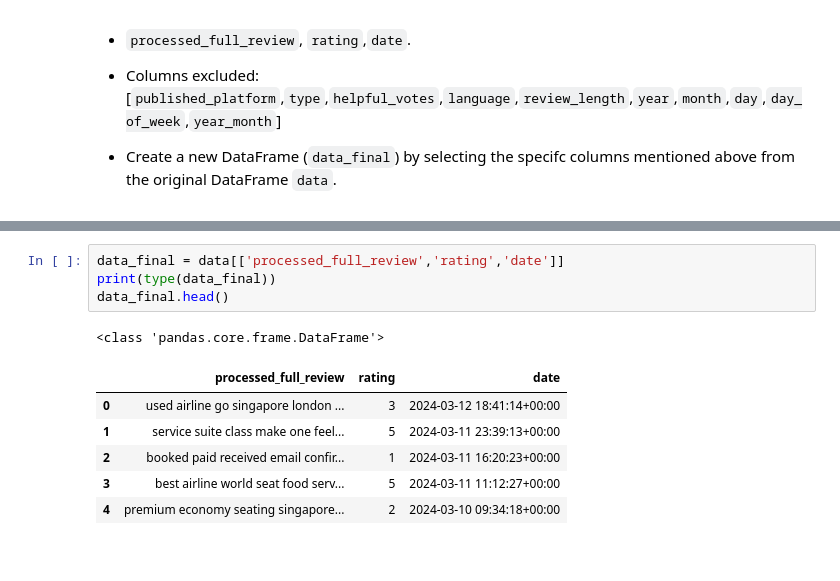
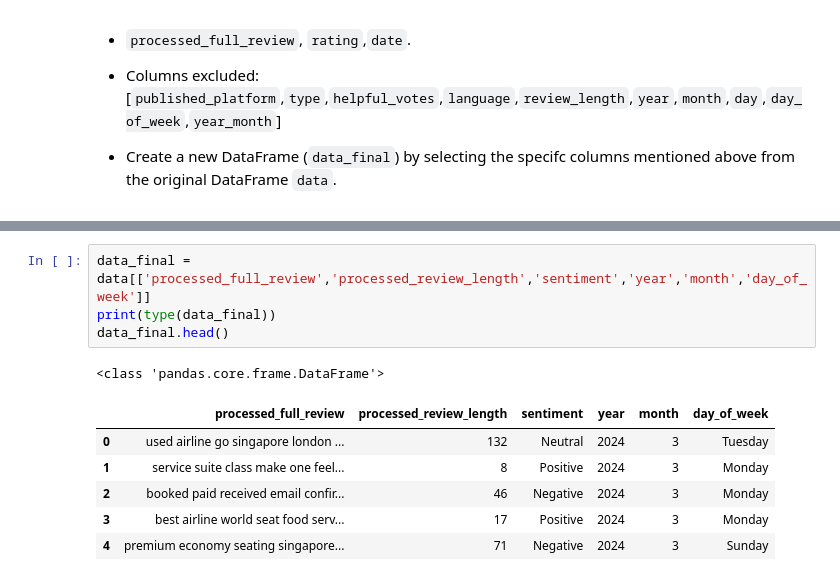
Before and after one commit to hyinki/mla, a Jupyter notebook: sia.ipynb, the cells around one changed output, grey strips where cells are left out. Cells and saved outputs as stored; diff of their text form.

```diff
--- a/sia.ipynb
+++ b/sia.ipynb
@@ -1154,12 +1218,12 @@ Now, we select the final features to use for our sentiment analysis of airline r
 # %%
-data_final = data[['processed_full_review','rating','date']]
+data_final = data[['processed_full_review','processed_review_length','sentiment','year','month','day_of_week']]
 print(type(data_final))
 data_final.head()
 # %% [output]
 <class 'pandas.core.frame.DataFrame'>
-|  | processed_full_review | rating | date |
-| 0 | used airline go singapore london ... | 3 | 2024-03-12 18:41:14+00:00 |
-| 1 | service suite class make one feel... | 5 | 2024-03-11 23:39:13+00:00 |
-| 2 | booked paid received email confir... | 1 | 2024-03-11 16:20:23+00:00 |
-| 3 | best airline world seat food serv... | 5 | 2024-03-11 11:12:27+00:00 |
-| 4 | premium economy seating singapore... | 2 | 2024-03-10 09:34:18+00:00 |
+|  | processed_full_review | processed_review_length | sentiment | year | month | day_of_week |
+| 0 | used airline go singapore london ... | 132 | Neutral | 2024 | 3 | Tuesday |
+| 1 | service suite class make one feel... | 8 | Positive | 2024 | 3 | Monday |
+| 2 | booked paid received email confir... | 46 | Negative | 2024 | 3 | Monday |
+| 3 | best airline world seat food serv... | 17 | Positive | 2024 | 3 | Monday |
+| 4 | premium economy seating singapore... | 71 | Negative | 2024 | 3 | Sunday |
```
Also changed, not shown: parts of 21 cells of this notebook.
